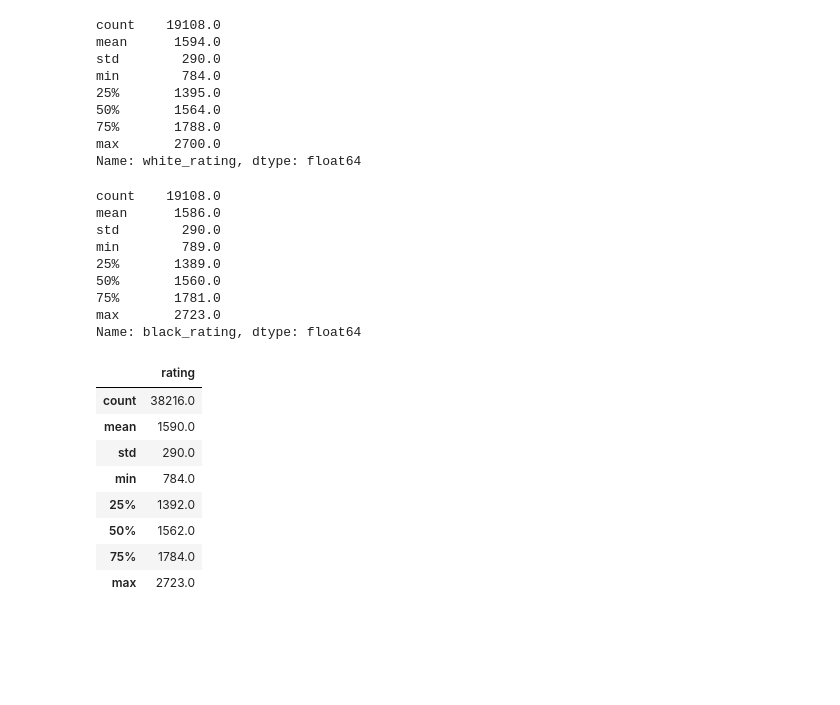
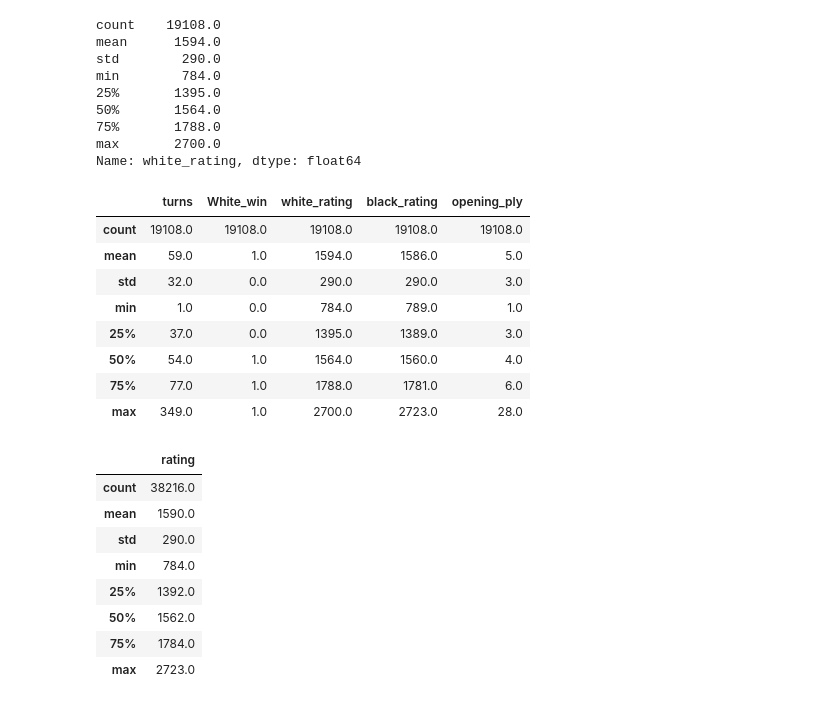
Before and after one commit to pokolowski/projektAPI, a Jupyter notebook: projekt.ipynb, the cells around one changed output. Cells and saved outputs as stored; diff of their text form; code cells hidden in the pictures; blank space fills up the shorter version.

```diff
--- a/projekt.ipynb
+++ b/projekt.ipynb
@@ -25,7 +26,7 @@ df.head(5)
 | 3 | True | 61 | mate | white | 20+0 | 1439 | 1454 | D02 | ... |
 | 4 | True | 95 | mate | white | 30+3 | 1523 | 1469 | C41 | ... |
 # %%
-df["winner"].replace({"white": 1, "black": 0, "draw": 0}, inplace=True)
+df["winner"].replace({"white": 1, "black": 0}, inplace=True)
 df = df.rename(columns={'winner': 'White_win'})
 df.head(5)
 # %% [output]
@@ -90,17 +91,17 @@ min        784.0
 max       2700.0
 Name: white_rating, dtype: float64
 # %%
-df['black_rating'].describe().round()
+df.describe().round()
 # %% [output]
-count    19108.0
-mean      1586.0
-std        290.0
-min        789.0
-25%       1389.0
-50%       1560.0
-75%       1781.0
-max       2723.0
-Name: black_rating, dtype: float64
+|  | turns | White_win | white_rating | black_rating | opening_ply |
+| count | 19108.0 | 19108.0 | 19108.0 | 19108.0 | 19108.0 |
+| mean | 59.0 | 1.0 | 1594.0 | 1586.0 | 5.0 |
+| std | 32.0 | 0.0 | 290.0 | 290.0 | 3.0 |
+| min | 1.0 | 0.0 | 784.0 | 789.0 | 1.0 |
+| 25% | 37.0 | 0.0 | 1395.0 | 1389.0 | 3.0 |
+| 50% | 54.0 | 1.0 | 1564.0 | 1560.0 | 4.0 |
+| 75% | 77.0 | 1.0 | 1788.0 | 1781.0 | 6.0 |
+| max | 349.0 | 1.0 | 2700.0 | 2723.0 | 28.0 |
 # %%
 allRating = df['white_rating']
 allRating = allRating.append(df['black_rating'])
```
Also changed, not shown: parts of 5 cells of this notebook.
